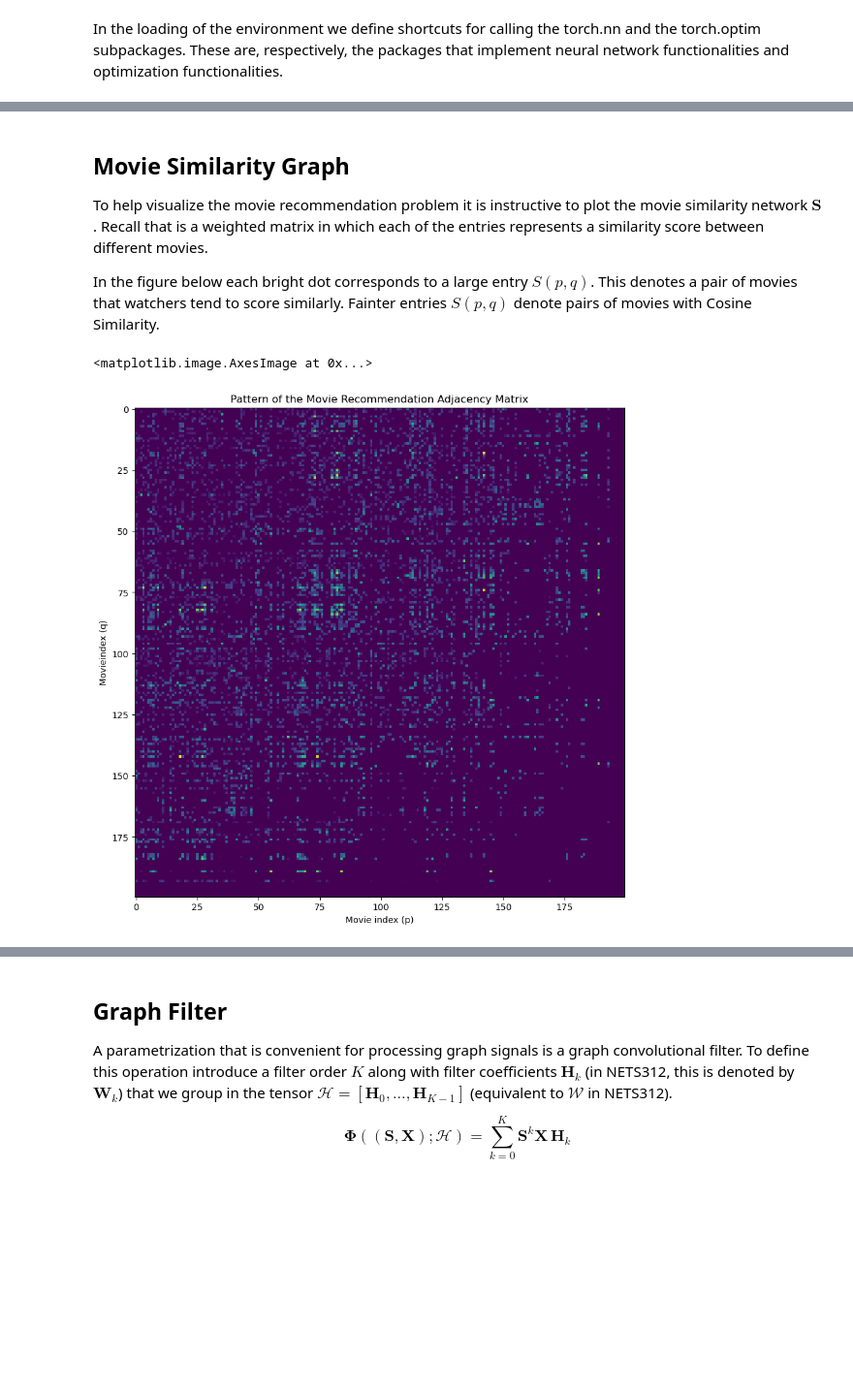
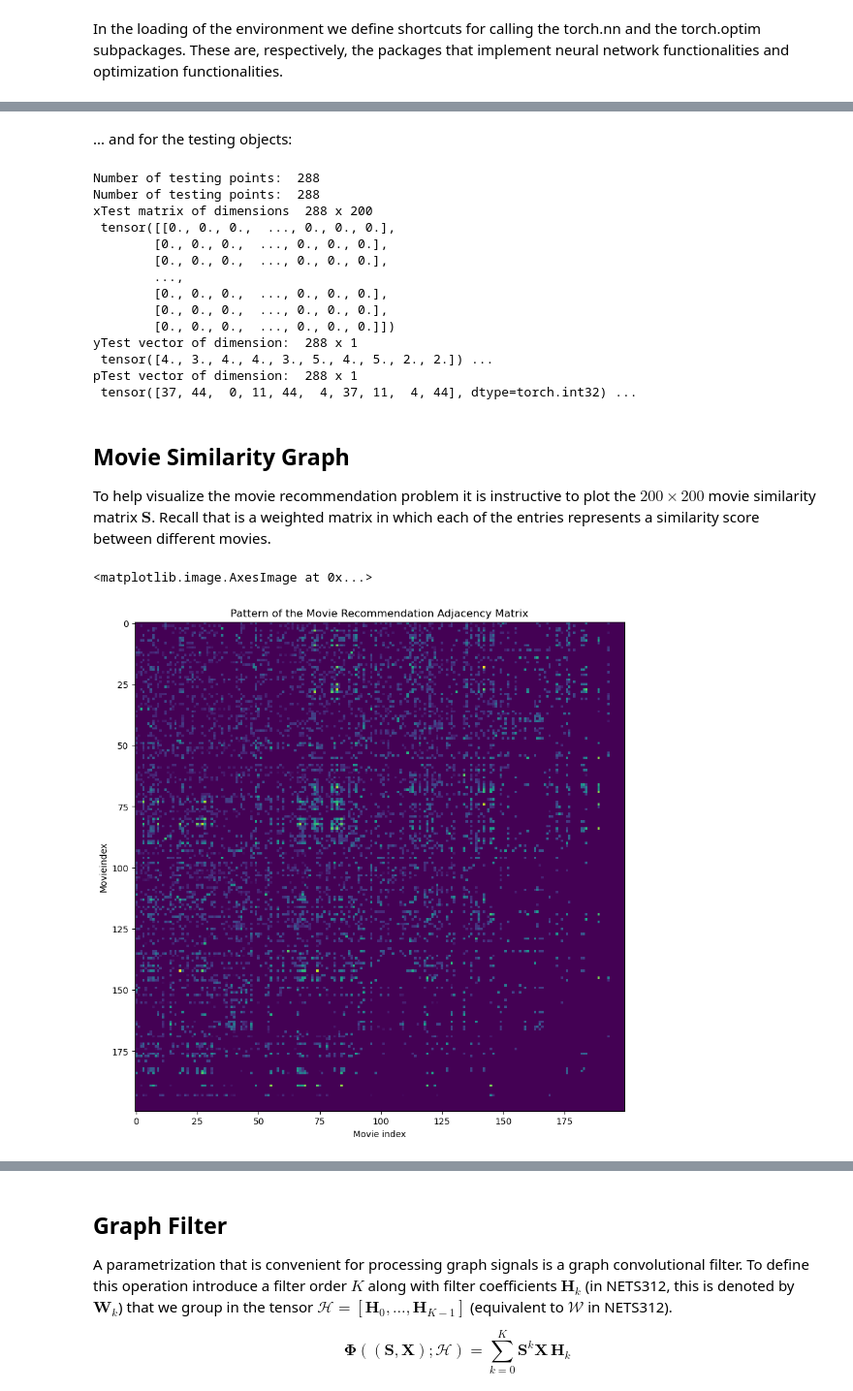
Before and after one commit to vmpreciado/NETS3120, a Jupyter notebook: GCN_NeuralCollabFilter_MovieLens.ipynb, the cells around one changed output, grey strips where cells are left out. Shown at 97% size. Drawn from its saved outputs; the diff is of its cells as text; code cells hidden in the pictures; blank space fills up the shorter version.

```diff
--- a/GCN_NeuralCollabFilter_MovieLens.ipynb
+++ b/GCN_NeuralCollabFilter_MovieLens.ipynb
@@ -69,19 +93,40 @@ nTest = xTest.shape[0]    # Number of test entries
+# %% [markdown]
+... and for the testing objects:
+# %%
+print('Number of testing points: ',nTest)
+print('Number of testing points: ',nTest)
+print('xTest matrix of dimensions ',xTest.shape[0],'x',xTest.shape[2],'\n',xTest[:,0,:])
+print('yTest vector of dimension: ',yTest.shape[0],'x',1, '\n',yTest[:10],'...')
+print('pTest vector of dimension: ',pTest.shape[0],'x',1, '\n',pTest[:10],'...')
+# %% [output]
+Number of testing points:  288
+Number of testing points:  288
+xTest matrix of dimensions  288 x 200
+ tensor([[0., 0., 0.,  ..., 0., 0., 0.],
+        [0., 0., 0.,  ..., 0., 0., 0.],
+        [0., 0., 0.,  ..., 0., 0., 0.],
+        ...,
+        [0., 0., 0.,  ..., 0., 0., 0.],
+        [0., 0., 0.,  ..., 0., 0., 0.],
+        [0., 0., 0.,  ..., 0., 0., 0.]])
+yTest vector of dimension:  288 x 1
+ tensor([4., 3., 4., 4., 3., 5., 4., 5., 2., 2.]) ...
+pTest vector of dimension:  288 x 1
+ tensor([37, 44,  0, 11, 44,  4, 37, 11,  4, 44], dtype=torch.int32) ...
 # %% [markdown]
 
 ## Movie Similarity Graph
 
-To help visualize the movie recommendation problem it is instructive to plot the movie similarity network $\mathbf{S}$. Recall that is a weighted matrix in which each of the entries represents a similarity score between different movies.
-
-In the figure below each bright dot corresponds to a large entry $S(p,q)$. This denotes a pair of movies that watchers tend to score similarly. Fainter entries $S(p,q)$ denote pairs of movies with Cosine Similarity.
+To help visualize the movie recommendation problem it is instructive to plot the $200\times 200$ movie similarity matrix $\mathbf{S}$. Recall that is a weighted matrix in which each of the entries represents a similarity score between different movies.
 # %%
 plt.figure(1, figsize=(12, 10))
 plt.title('Pattern of the Movie Recommendation Adjacency Matrix')
-plt.xlabel('Movie index (p)')
-plt.ylabel('Movieindex (q)')
+plt.xlabel('Movie index')
+plt.ylabel('Movieindex')
 plt.imshow(S.numpy())   # S is a PyTorch tensor and needs to be converted to a NumPy array for visualization
 # %% [output]
 <matplotlib.image.AxesImage at 0x...>
-[figure, old version]
+[figure, new version]
 # %% [markdown]
 
 ## Mean Squared Error for Training and Testing
```
Also changed, not shown: parts of 14 cells of this notebook.
